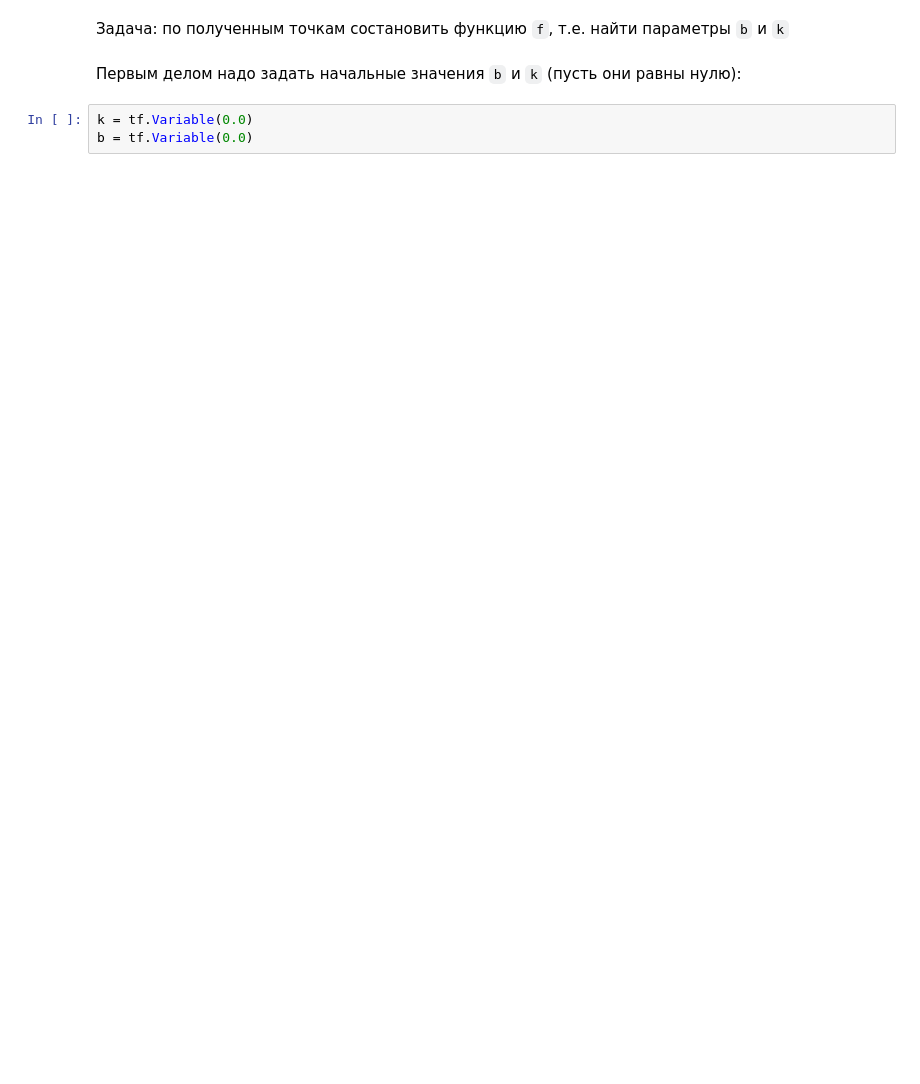
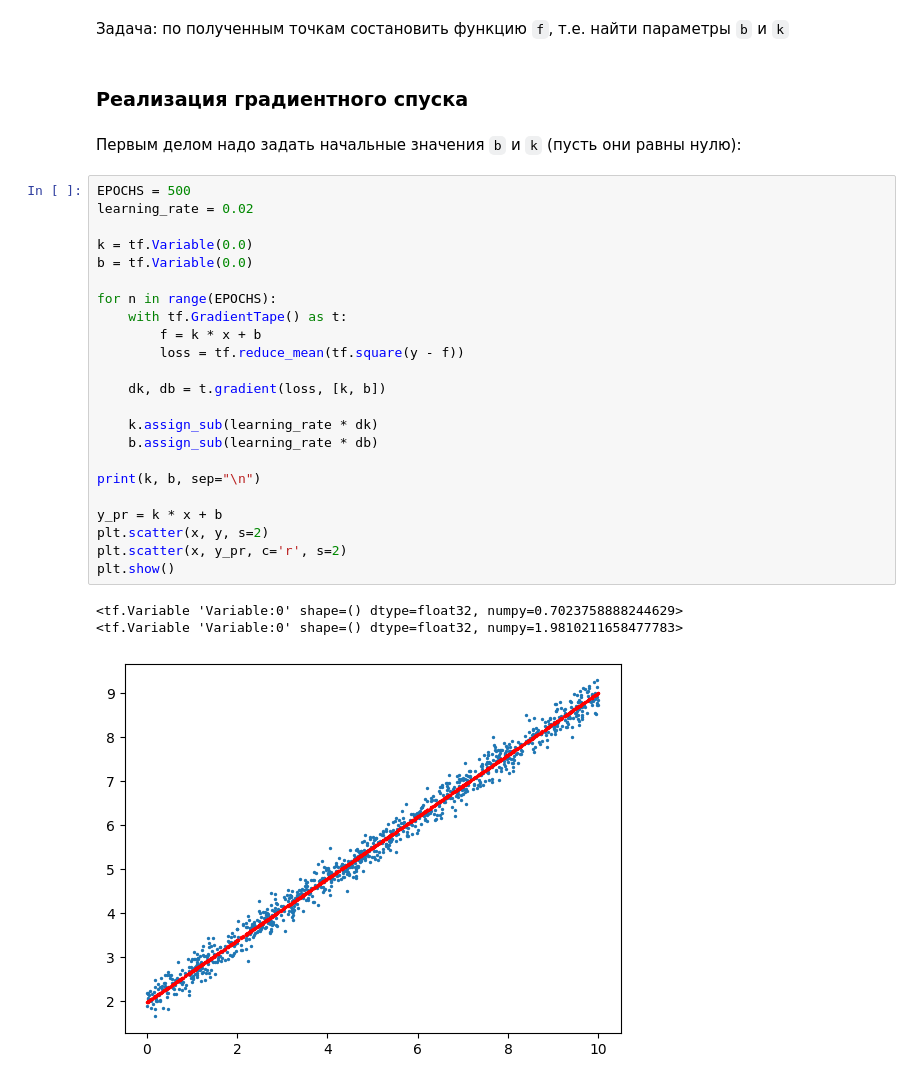
Before and after one commit to BalshowAndrew/netol_classes02, a Jupyter notebook: selfedu_tensorflow/05_TF_Optimising_Algorithm.ipynb, the cells around one changed output. Cells and saved outputs as stored; diff of their text form; blank space fills up the shorter version.

```diff
--- a/selfedu_tensorflow/05_TF_Optimising_Algorithm.ipynb
+++ b/selfedu_tensorflow/05_TF_Optimising_Algorithm.ipynb
@@ -22,7 +22,33 @@ plt.show()
 # %% [markdown]
 Задача: по полученным точкам состановить функцию `f`, т.е. найти параметры `b` и `k`
+# %% [markdown]
+### Реализация градиентного спуска
 # %% [markdown]
 Первым делом надо задать начальные значения `b` и `k` (пусть они равны нулю):
-# %%
-k = tf.Variable(0.0)
-b = tf.Variable(0.0)
+# %%
+EPOCHS = 500
+learning_rate = 0.02
+
+k = tf.Variable(0.0)
+b = tf.Variable(0.0)
+
+for n in range(EPOCHS):
+    with tf.GradientTape() as t:
+        f = k * x + b
+        loss = tf.reduce_mean(tf.square(y - f))
+
+    dk, db = t.gradient(loss, [k, b])
+
+    k.assign_sub(learning_rate * dk)
+    b.assign_sub(learning_rate * db)
+
+print(k, b, sep="\n")
+
+y_pr = k * x + b
+plt.scatter(x, y, s=2)
+plt.scatter(x, y_pr, c='r', s=2)
+plt.show()
+# %% [output]
+<tf.Variable 'Variable:0' shape=() dtype=float32, numpy=0.7023758888244629>
+<tf.Variable 'Variable:0' shape=() dtype=float32, numpy=1.9810211658477783>
+[figure, added]
```
Also changed, not shown: parts of 16 cells of this notebook.
